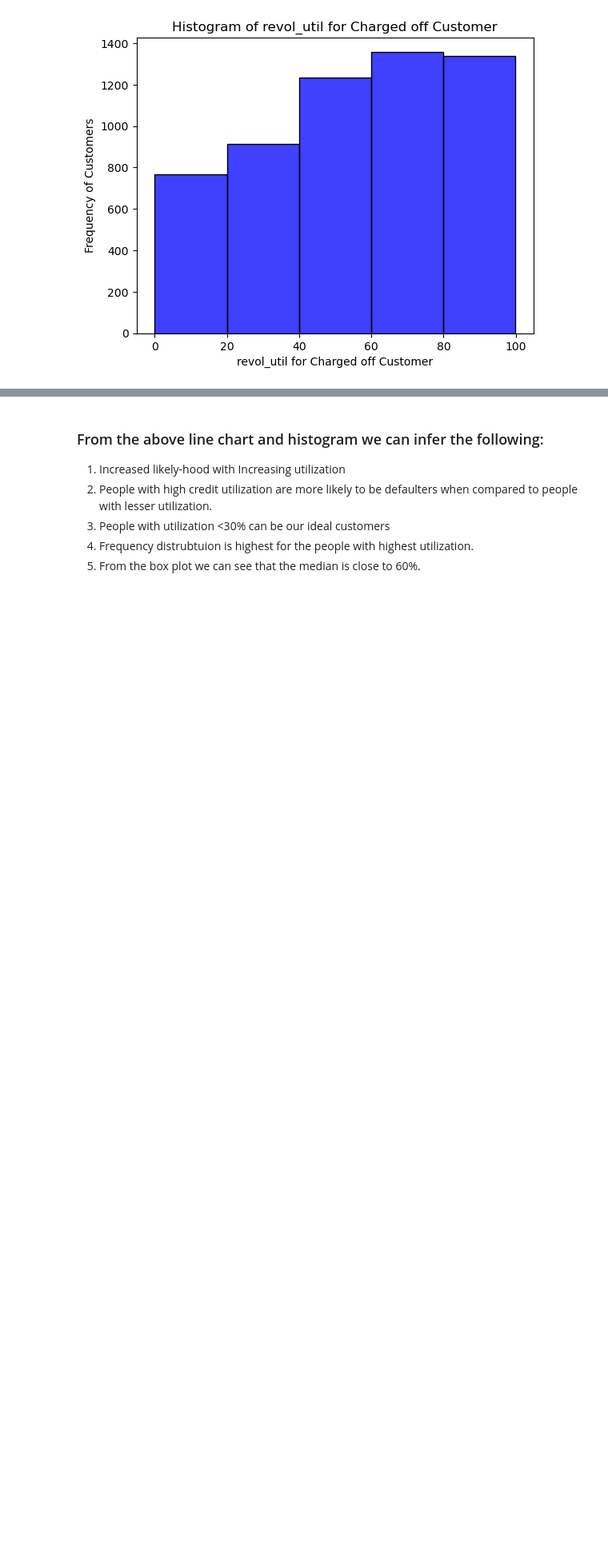
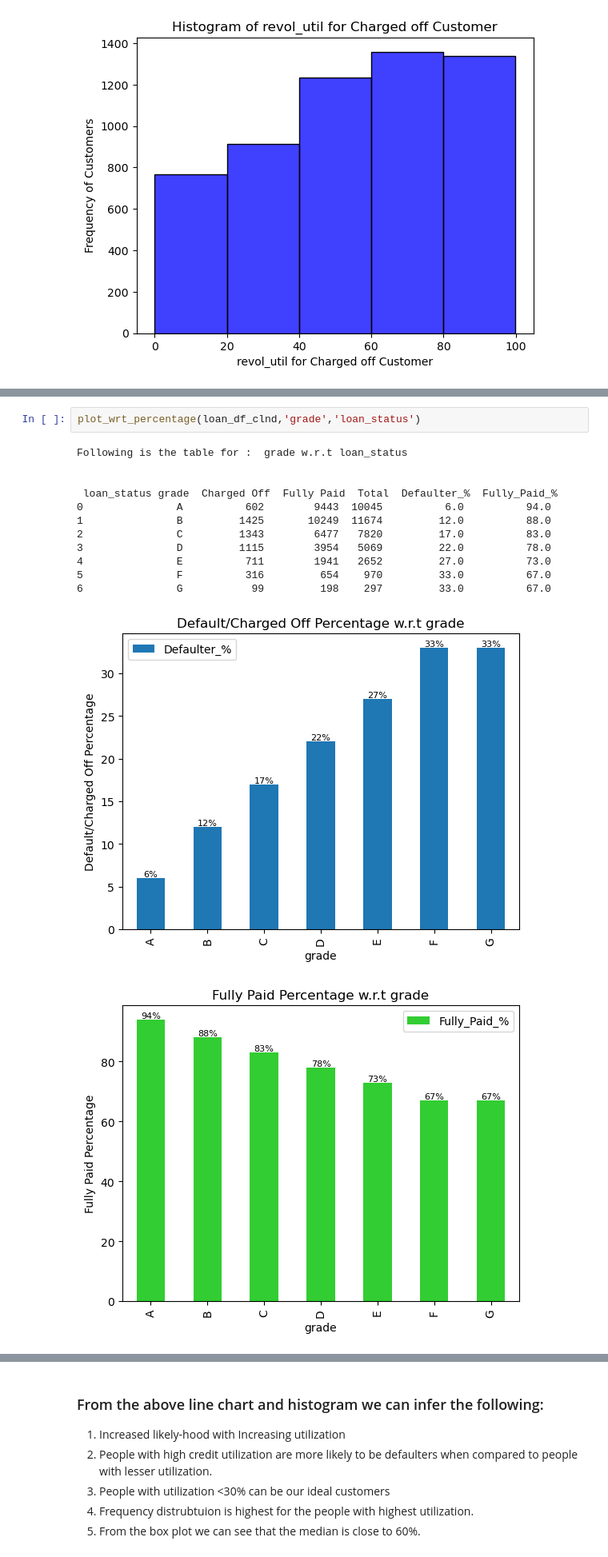
Before and after one commit to rupeshshuklavarroc/Lending_Case_Study_Rupesh_Harshali, a Jupyter notebook: Lending_Case_Study_Rupesh_Harshali_09_10_2023.ipynb, the cells around one changed output, grey strips where cells are left out. Shown at 80% size. Drawn from its saved outputs; the diff is of its cells as text; blank space fills up the shorter version.

```diff
--- a/Lending_Case_Study_Rupesh_Harshali_09_10_2023.ipynb
+++ b/Lending_Case_Study_Rupesh_Harshali_09_10_2023.ipynb
@@ -405,0 +446,16 @@ Following is the table for :  purpose w.r.t loan_status
+# %%
+plot_wrt_percentage(loan_df_clnd,'grade','loan_status')
+# %% [output]
+Following is the table for :  grade w.r.t loan_status
+
+
+ loan_status grade  Charged Off  Fully Paid  Total  Defaulter_%  Fully_Paid_%
+0               A          602        9443  10045          6.0          94.0
+1               B         1425       10249  11674         12.0          88.0
+2               C         1343        6477   7820         17.0          83.0
+3               D         1115        3954   5069         22.0          78.0
+4               E          711        1941   2652         27.0          73.0
+5               F          316         654    970         33.0          67.0
+6               G           99         198    297         33.0          67.0
+[figure, added]
+[figure, added]
```
Also changed, not shown: parts of 14 cells of this notebook.
